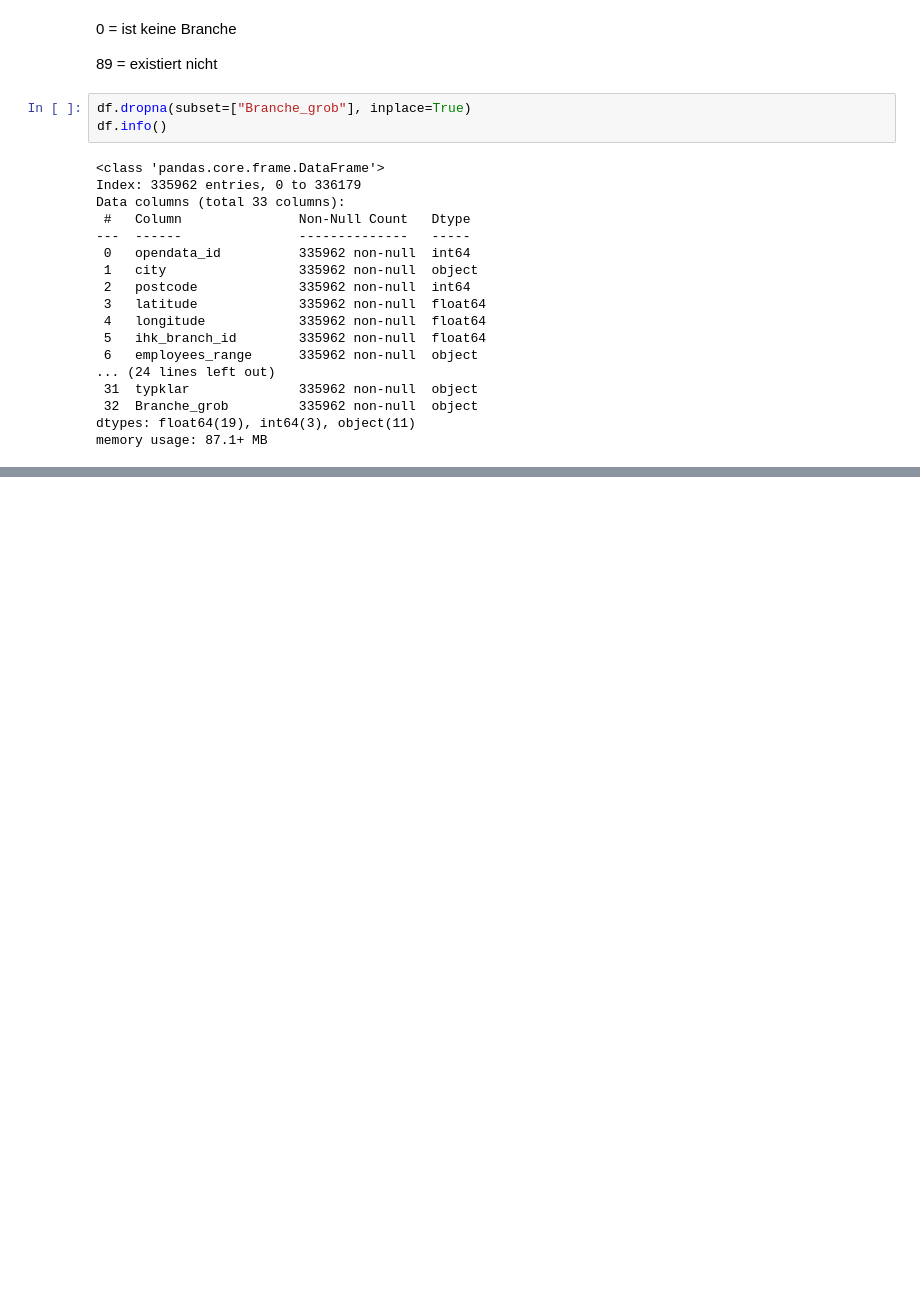
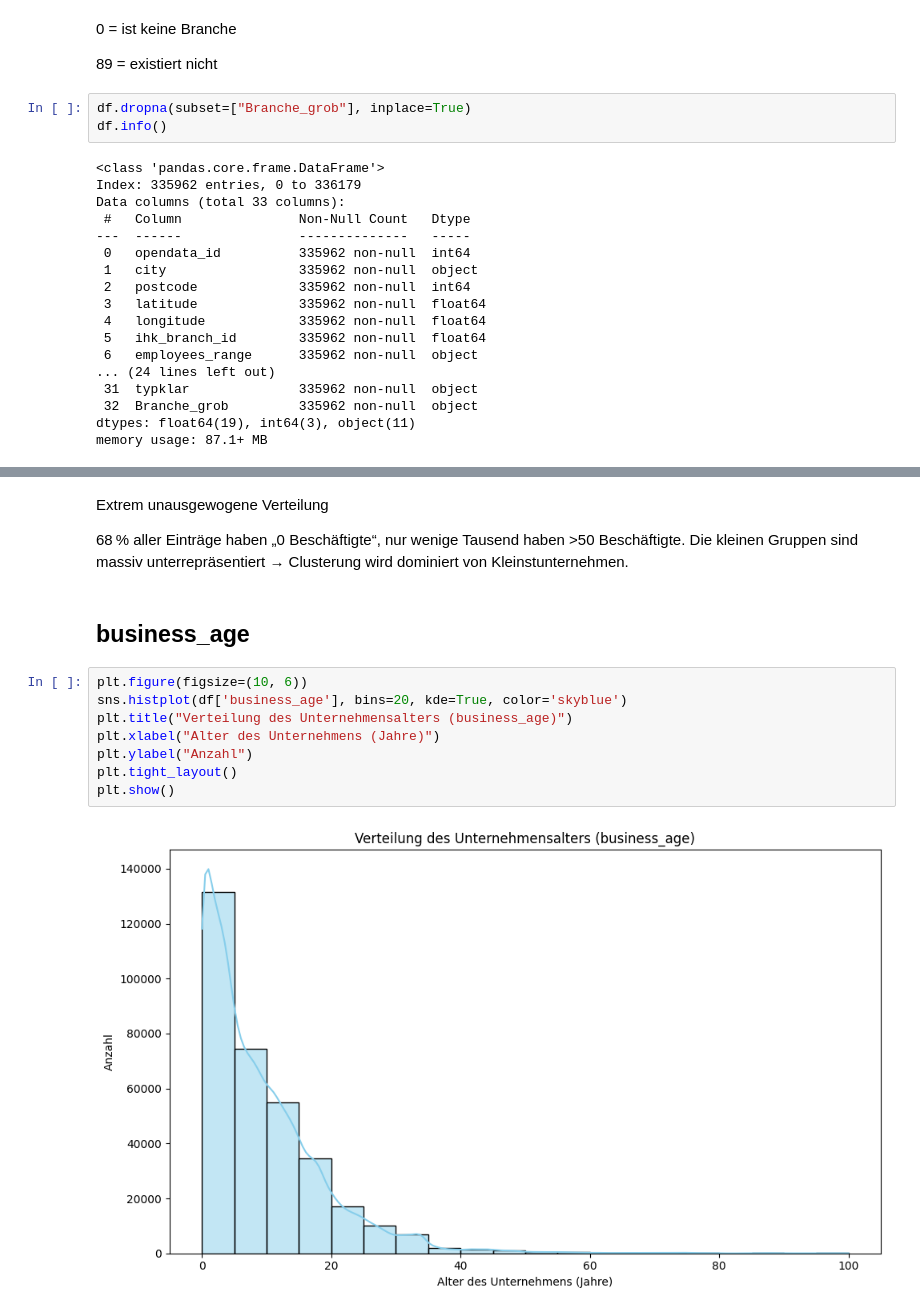
Before and after one commit to Tooonni/DAMI01, a Jupyter notebook: notebooks/main.ipynb, the cells around one changed output, grey strips where cells are left out. Drawn from its saved outputs; the diff is of its cells as text; blank space fills up the shorter version.

```diff
--- a/notebooks/main.ipynb
+++ b/notebooks/main.ipynb
@@ -442,0 +290,17 @@ m
+# %% [markdown]
+Extrem unausgewogene Verteilung
+
+68 % aller Einträge haben „0 Beschäftigte“, nur wenige Tausend haben >50 Beschäftigte.
+Die kleinen Gruppen sind massiv unterrepräsentiert → Clusterung wird dominiert von Kleinstunternehmen.
+# %% [markdown]
+## business_age
+# %%
+plt.figure(figsize=(10, 6))
+sns.histplot(df['business_age'], bins=20, kde=True, color='skyblue')
+plt.title("Verteilung des Unternehmensalters (business_age)")
+plt.xlabel("Alter des Unternehmens (Jahre)")
+plt.ylabel("Anzahl")
+plt.tight_layout()
+plt.show()
+# %% [output]
+[figure, added]
```
Also changed, not shown: parts of 49 cells of this notebook.
